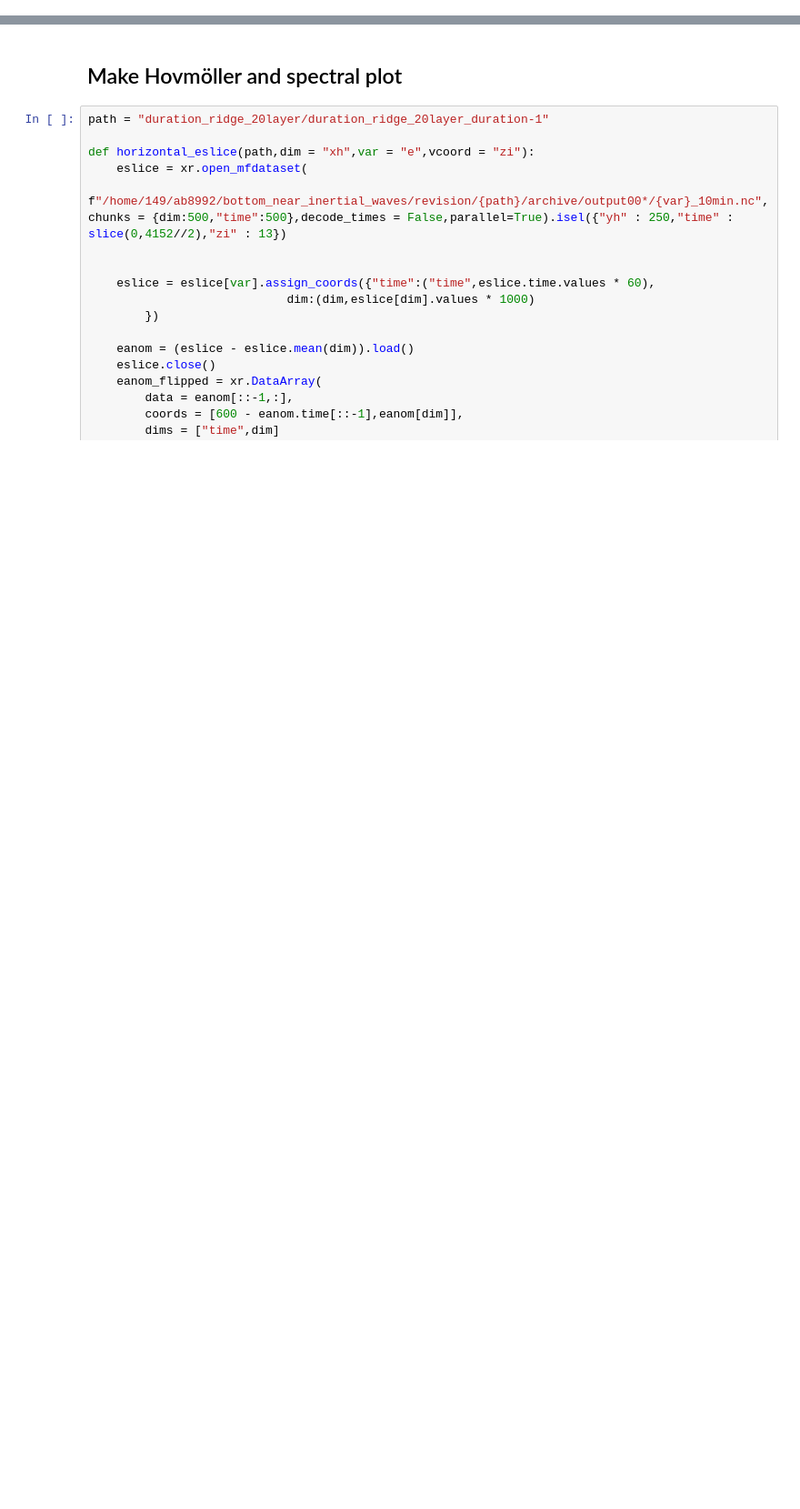
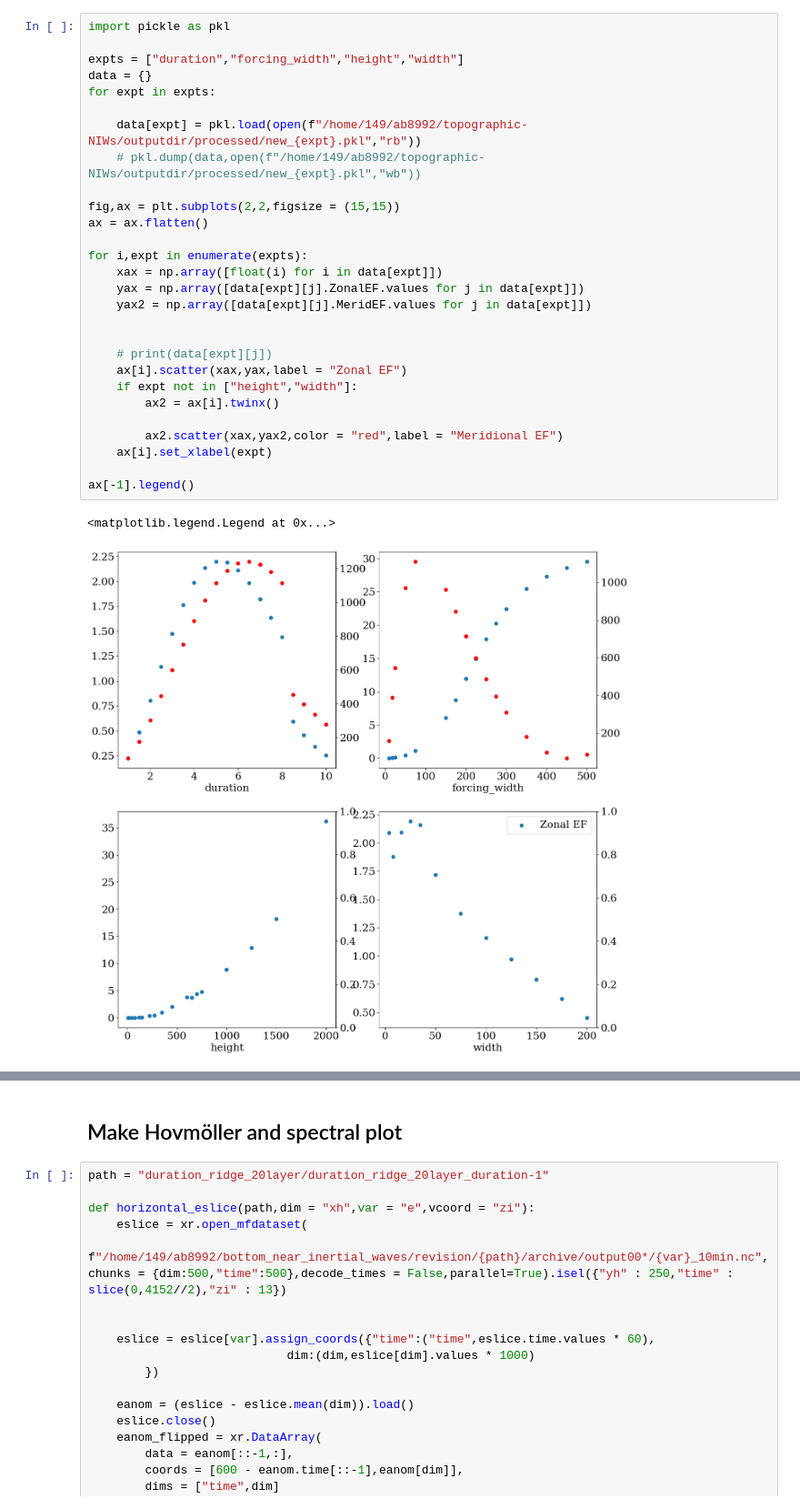
Before and after one commit to ashjbarnes/topographic-NIWs, a Jupyter notebook: make_plots.ipynb, the cells around one changed output, grey strips where cells are left out. Shown at 91% size. Drawn from its saved outputs; the diff is of its cells as text; blank space fills up the shorter version.

Commit message:
scale forcing width

```diff
--- a/make_plots.ipynb
+++ b/make_plots.ipynb
@@ -27,0 +393,31 @@ Error:
+# %%
+import pickle as pkl
+
+expts = ["duration","forcing_width","height","width"]
+data = {}
+for expt in expts:
+
+    data[expt] = pkl.load(open(f"/home/149/ab8992/topographic-NIWs/outputdir/processed/new_{expt}.pkl","rb"))
+    # pkl.dump(data,open(f"/home/149/ab8992/topographic-NIWs/outputdir/processed/new_{expt}.pkl","wb"))
+
+fig,ax = plt.subplots(2,2,figsize = (15,15))
+ax = ax.flatten()
+
+for i,expt in enumerate(expts):
+    xax = np.array([float(i) for i in data[expt]])
+    yax = np.array([data[expt][j].ZonalEF.values for j in data[expt]])
+    yax2 = np.array([data[expt][j].MeridEF.values for j in data[expt]])
+
+
+    # print(data[expt][j])
+    ax[i].scatter(xax,yax,label = "Zonal EF")
+    if expt not in ["height","width"]:
+        ax2 = ax[i].twinx()
+
+        ax2.scatter(xax,yax2,color = "red",label = "Meridional EF")
+    ax[i].set_xlabel(expt)
+
+ax[-1].legend()
+# %% [output]
+<matplotlib.legend.Legend at 0x...>
+[figure, added]
```
Also changed, not shown: parts of 29 cells of this notebook, 1 other file.
